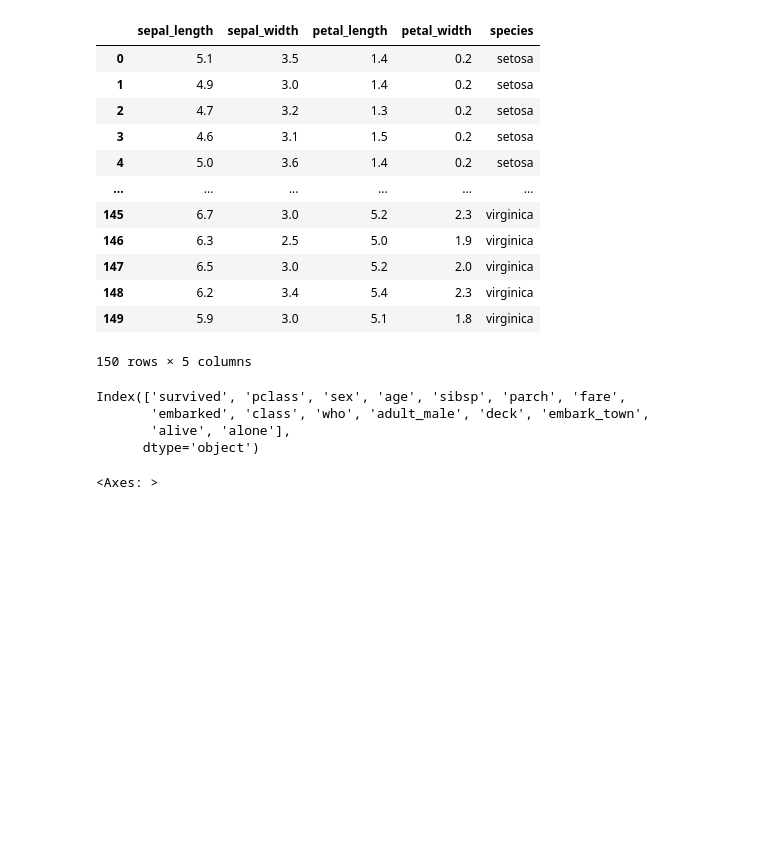
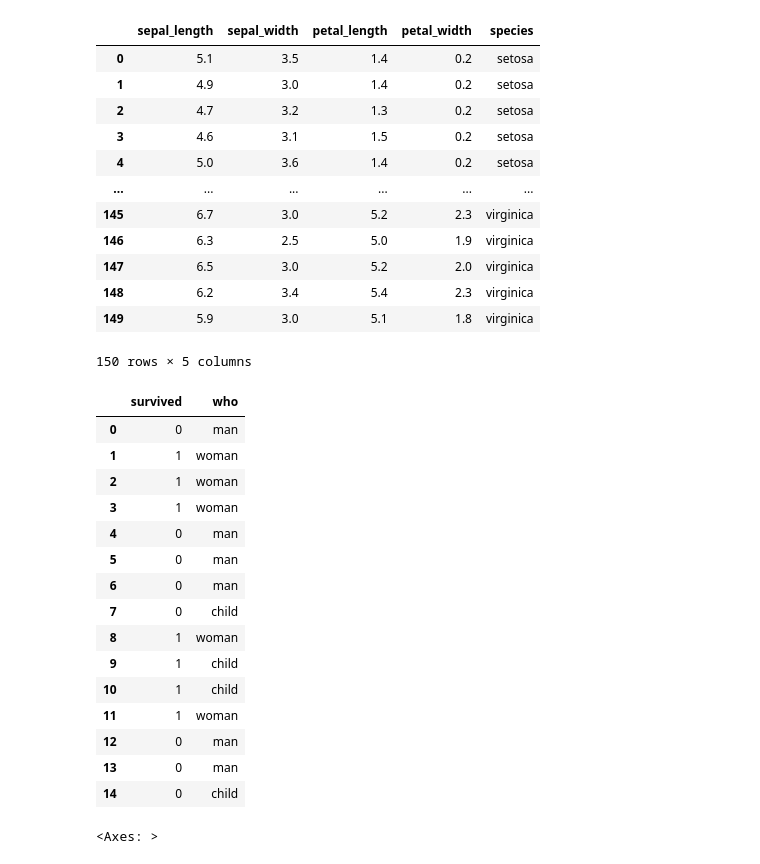
Before and after one commit to Md-Maruf-1727/LearningPractices, a Jupyter notebook: Vizualization/Vizualization1.ipynb, the cells around one changed output. Drawn from its saved outputs; the diff is of its cells as text; code cells hidden in the pictures; blank space fills up the shorter version.

```diff
--- a/Vizualization/Vizualization1.ipynb
+++ b/Vizualization/Vizualization1.ipynb
@@ -44,12 +44,25 @@ mainiris_data
 150 rows × 5 columns
 # %%
 titanicdata = sns.load_dataset('titanic')
-titanicdata.columns
+titanicfast15 = titanicdata.head(15)
+titanicfast15[['survived','who']]
 # %% [output]
-Index(['survived', 'pclass', 'sex', 'age', 'sibsp', 'parch', 'fare',
-       'embarked', 'class', 'who', 'adult_male', 'deck', 'embark_town',
-       'alive', 'alone'],
-      dtype='object')
+|  | survived | who |
+| 0 | 0 | man |
+| 1 | 1 | woman |
+| 2 | 1 | woman |
+| 3 | 1 | woman |
+| 4 | 0 | man |
+| 5 | 0 | man |
+| 6 | 0 | man |
+| 7 | 0 | child |
+| 8 | 1 | woman |
+| 9 | 1 | child |
+| 10 | 1 | child |
+| 11 | 1 | woman |
+| 12 | 0 | man |
+| 13 | 0 | man |
+| 14 | 0 | child |
 # %%
 #heatmap
 iris_corr = mainiris_data.select_dtypes('number')
```
Also changed, not shown: parts of 3 cells of this notebook.
